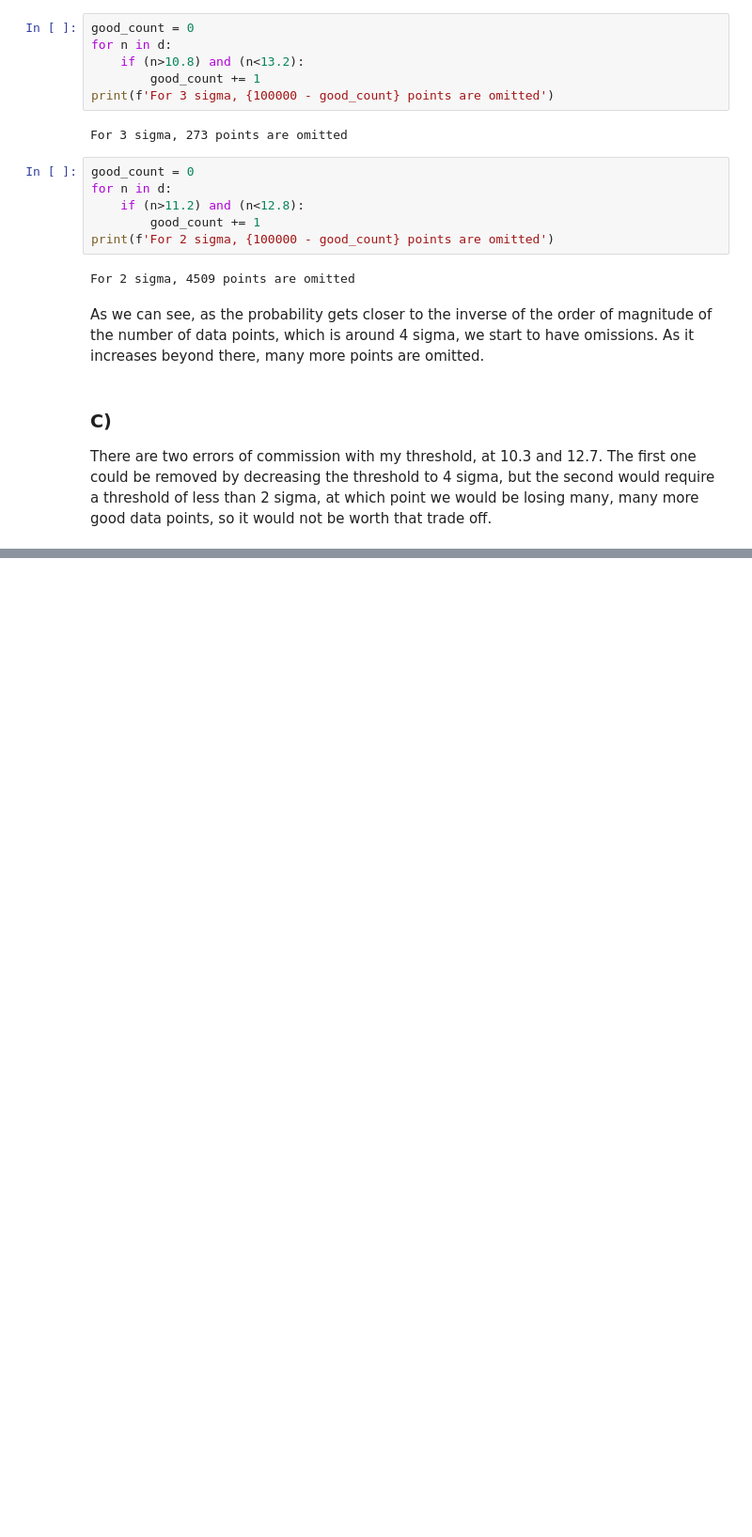
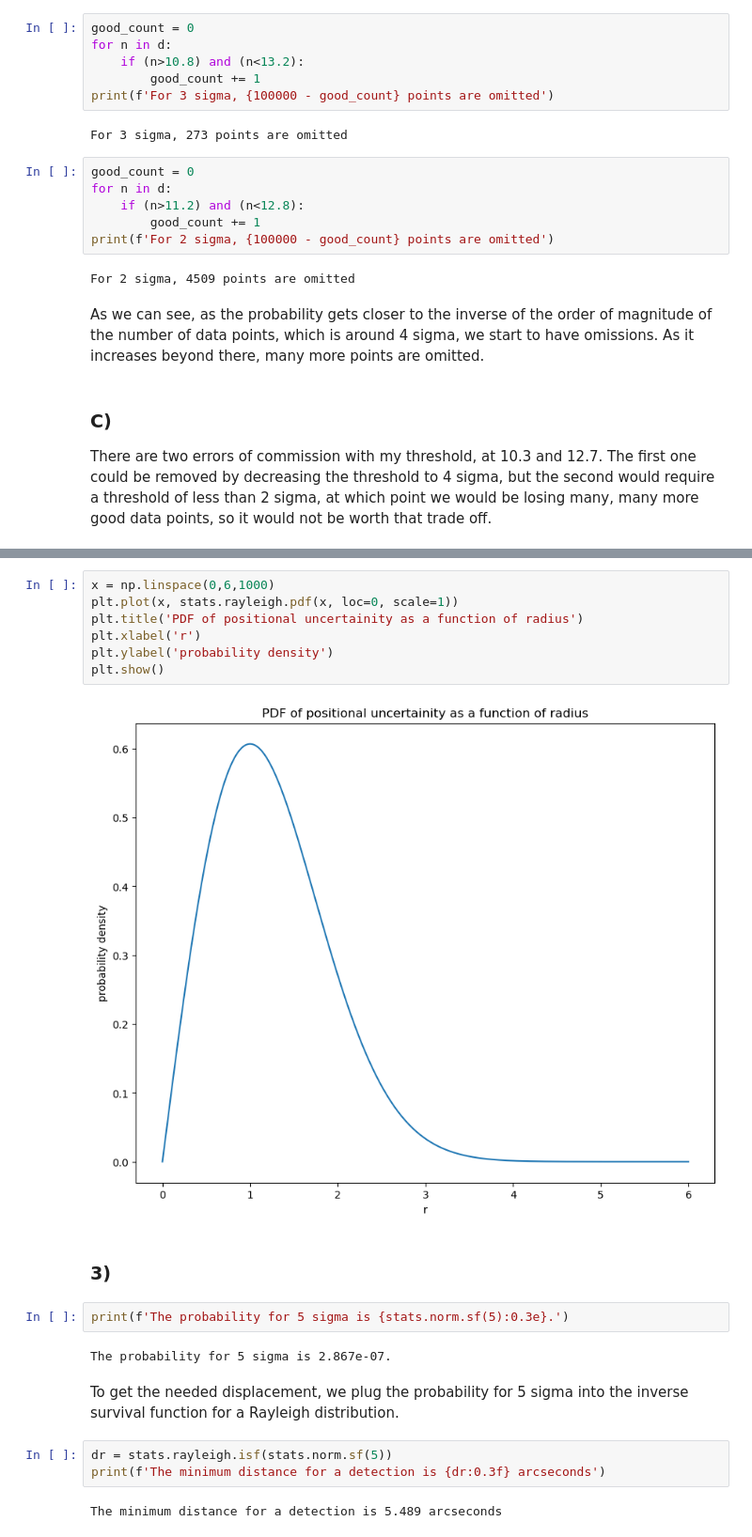
Before and after one commit to pgwart/PHYS434, a Jupyter notebook: lab3.ipynb, the cells around one changed output, grey strips where cells are left out. Shown at 94% size. Saved outputs shown, nothing was run; the diff lists cells and outputs as text; blank space fills up the shorter version.

```diff
--- a/lab3.ipynb
+++ b/lab3.ipynb
@@ -116,0 +142,22 @@ There are two errors of commission with my threshold, at 10.3 and 12.7. The firs
+# %%
+x = np.linspace(0,6,1000)
+plt.plot(x, stats.rayleigh.pdf(x, loc=0, scale=1))
+plt.title('PDF of positional uncertainity as a function of radius')
+plt.xlabel('r')
+plt.ylabel('probability density')
+plt.show()
+# %% [output]
+[figure, added]
+# %% [markdown]
+### 3)
+# %%
+print(f'The probability for 5 sigma is {stats.norm.sf(5):0.3e}.')
+# %% [output]
+The probability for 5 sigma is 2.867e-07.
+# %% [markdown]
+To get the needed displacement, we plug the probability for 5 sigma into the inverse survival function for a Rayleigh distribution.
+# %%
+dr = stats.rayleigh.isf(stats.norm.sf(5))
+print(f'The minimum distance for a detection is {dr:0.3f} arcseconds')
+# %% [output]
+The minimum distance for a detection is 5.489 arcseconds
```
Also changed, not shown: parts of 10 cells of this notebook.
